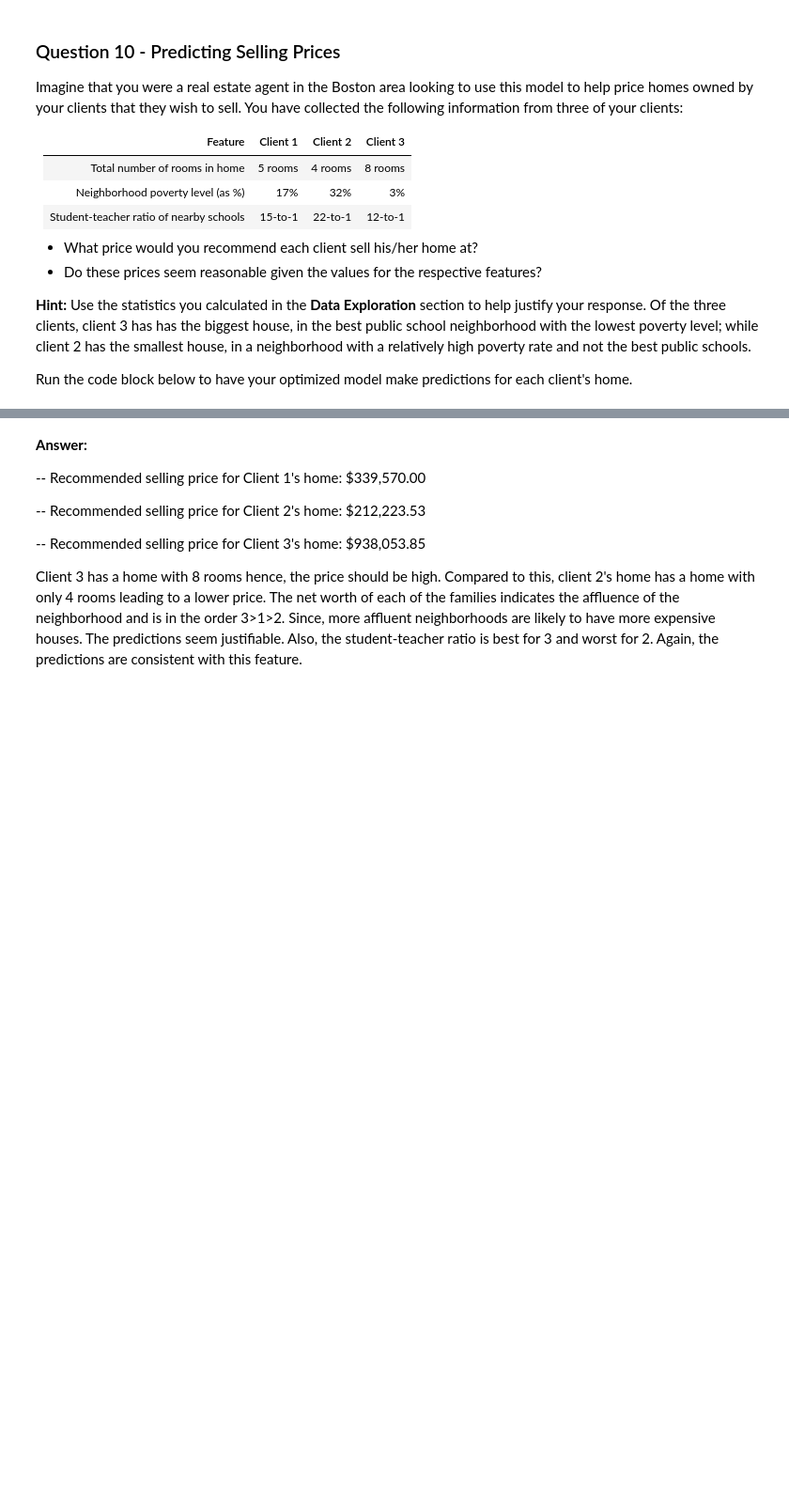
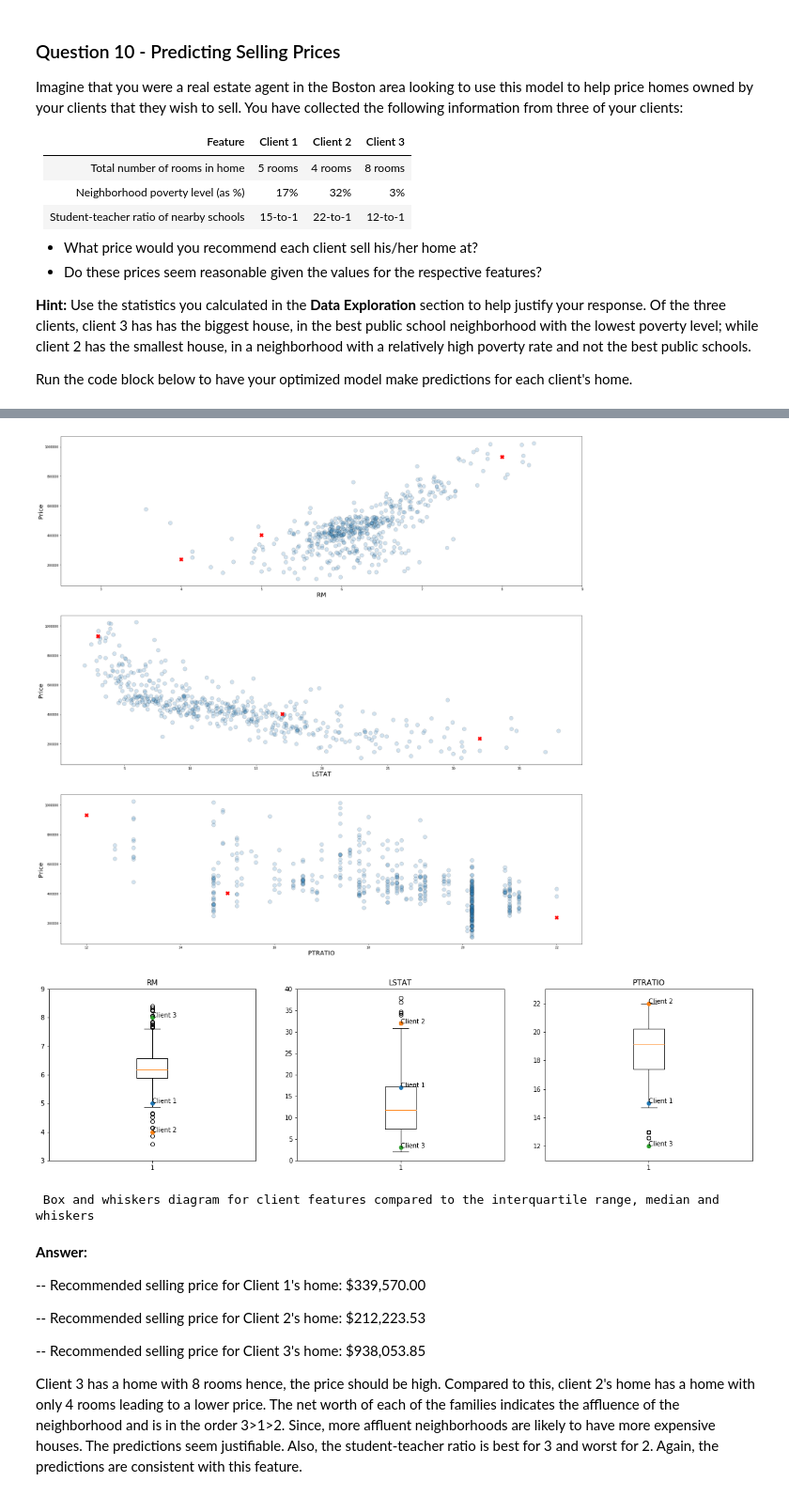
Before and after one commit to shashank136/Boston-Housing-Prices, a Jupyter notebook: boston_housing.ipynb, the cells around one changed output, grey strips where cells are left out. Shown: that part at 94% size. Saved outputs shown, nothing was run; the diff lists cells and outputs as text; code cells hidden in the pictures; blank space fills up the shorter version.

```diff
--- a/boston_housing.ipynb
+++ b/boston_housing.ipynb
@@ -461,0 +365,65 @@ Predicted selling price for Client 3's home: $931,636.36
+# %%
+# Produce a matrix for client data
+client_data = [[5, 17, 15], # Client 1
+               [4, 32, 22], # Client 2
+               [8, 3, 12]]  # Client 3
+
+import numpy as np
+
+print('Stats for RM, LSTAT, PTRATIO\n')
+print(features.describe())
+print()
+
+# Show predictions
+for i, price in enumerate(reg.predict(client_data)):
+    print("Predicted selling price for Client {}'s home: ${:,.2f}".format(i+1, price))
+
+print()
+
+import matplotlib.pyplot as plt
+
+
+fig, axes = plt.subplots(nrows=3, figsize=(30,30))#plt.figaspect(1./2))
+
+axes[0].scatter(data['RM'], data['MEDV'], alpha=0.2,cmap=plt.cm.cool, edgecolor='black',s=150)
+axes[1].scatter(data['LSTAT'], data['MEDV'], alpha=0.2,cmap=plt.cm.cool, edgecolor='black', s=150)
+axes[2].scatter(data['PTRATIO'], data['MEDV'], alpha=0.2,cmap=plt.cm.cool, edgecolor='black', s=150)
+
+axes[0].set_xlim(2.5,9.0)
+axes[0].set_xlabel('RM',fontsize=20)
+axes[0].set_ylabel('Price',fontsize=20)
+
+axes[1].set_xlabel('LSTAT',fontsize=20)
+axes[1].set_ylabel('Price',fontsize=20)
+
+axes[2].set_xlabel('PTRATIO',fontsize=20)
+axes[2].set_ylabel('Price',fontsize=20)
+
+for i in client_data:
+    count = 0
+    for j in  i:
+        if count == 0:
+            axes[0].scatter(j, reg.predict([i]), color='red', s=150, marker='X')
+            count = count+1
+        elif count == 1:
+            axes[1].scatter(j, reg.predict([i]), color='red', s=150, marker='X')
+            count = count+1
+        elif count == 2:
+            axes[2].scatter(j, reg.predict([i]), color='red', s=150, marker='X')
+            count =0
+
+plt.figure(figsize=(20, 5))
+y_ax = [[3,9],[0,40],[11,23]]
+for i, col in enumerate(features.columns):
+    plt.subplot(1, 3, i+1)
+    plt.boxplot(data[col])
+    plt.title(col)
+    for j in range(3):
+        plt.plot(1, client_data[j][i], marker="o")
+        plt.annotate('Client '+str(j+1), xy=(1,client_data[j][i]))
+        plt.ylim(y_ax[i])
+
+plt.show()
+
+print('\n Box and whiskers diagram for client features compared to the interquartile range, median and whiskers \n')
+# %% [output]
@@ -462,3 +445,6 @@ Predicted selling price for Client 3's home: $931,636.36
+[figure, added]
+[figure, added]
+ Box and whiskers diagram for client features compared to the interquartile range, median and whiskers
 # %% [markdown]
 **Answer:**
 
```
Also changed, not shown: parts of 9 cells of this notebook, 3 other files.
